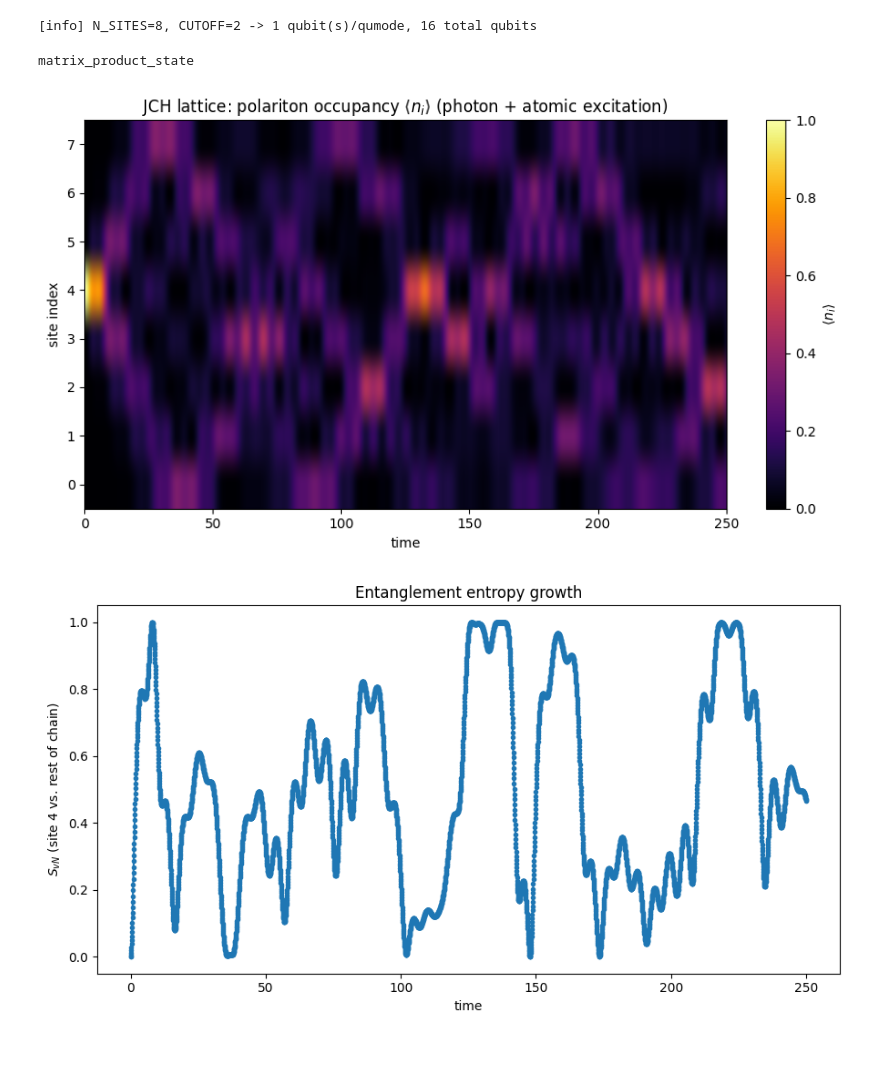
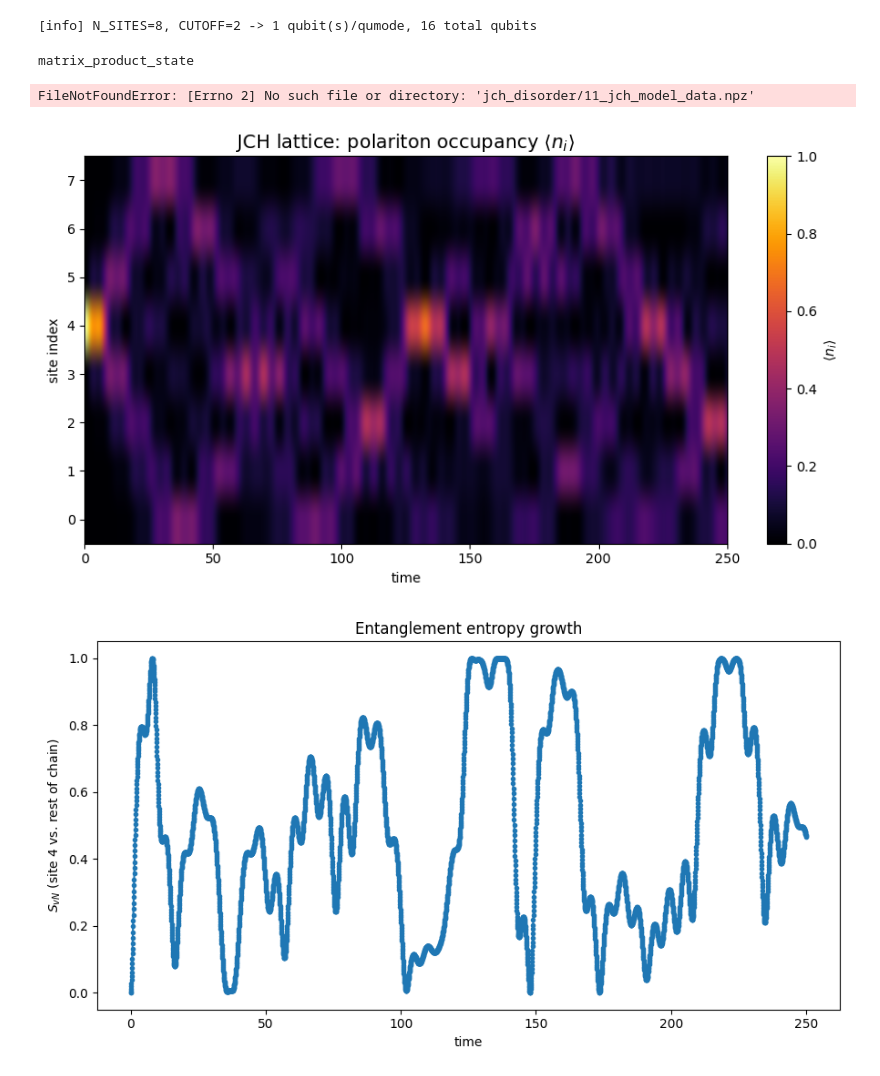
Before and after one commit to Dilip-Ojha/Bosonic_Qiskit, a Jupyter notebook: 11_jch_model.ipynb, the cells around one changed output. Cells and saved outputs as stored; diff of their text form; code cells hidden in the pictures.

Commit message:
further_analysis

```diff
--- a/11_jch_model.ipynb
+++ b/11_jch_model.ipynb
@@ -202,6 +202,8 @@ tcirc = transpile(circuit, backend)
 result = backend.run(tcirc).result()
 print(result.results[0].metadata.get("method"))
 data = result.data(0)
+#save data to file for later analysis, if desired
+np.savez("jch_disorder_11_jch_model_data.npz", **data)
 
 # ------------------------------- post-process -----------------------------------------
 occupancy = np.zeros((N_SITES, N_STEPS + 1))
@@ -218,19 +220,20 @@ for (t, lbl) in labels_ent:
 times = np.arange(N_STEPS + 1) * DT
 # %% [output]
 matrix_product_state
+FileNotFoundError: [Errno 2] No such file or directory: 'jch_disorder/11_jch_model_data.npz'
 # %%
 fig1, ax1 = plt.subplots(figsize=(9, 5))
 im = ax1.imshow(occupancy, aspect="auto", origin="lower",
                  extent=[times[0], times[-1], -0.5, N_SITES - 0.5], cmap="inferno")
 ax1.set_xlabel("time")
 ax1.set_ylabel("site index")
-ax1.set_title("JCH lattice: polariton occupancy $\\langle n_i \\rangle$ (photon + atomic excitation)")
+ax1.set_title("JCH lattice: polariton occupancy $\\langle n_i \\rangle$", fontsize=14)
 fig1.colorbar(im, ax=ax1, label=r"$\langle n_i \rangle$")
 fig1.tight_layout()
-#fig1.savefig(f"jch_occupancy_heatmap{N_SITES}.png", dpi=150)
+fig1.savefig(f"jch_occupancy_heatmap{N_SITES}.pdf", dpi=150)
 plt.show()
 # %% [output]
-[figure, old version]
+[figure, new version]
 # %%
 # ------------------------------- plot2 --------------------------------------------------
 
```
Also changed, not shown: parts of 9 cells of this notebook.
